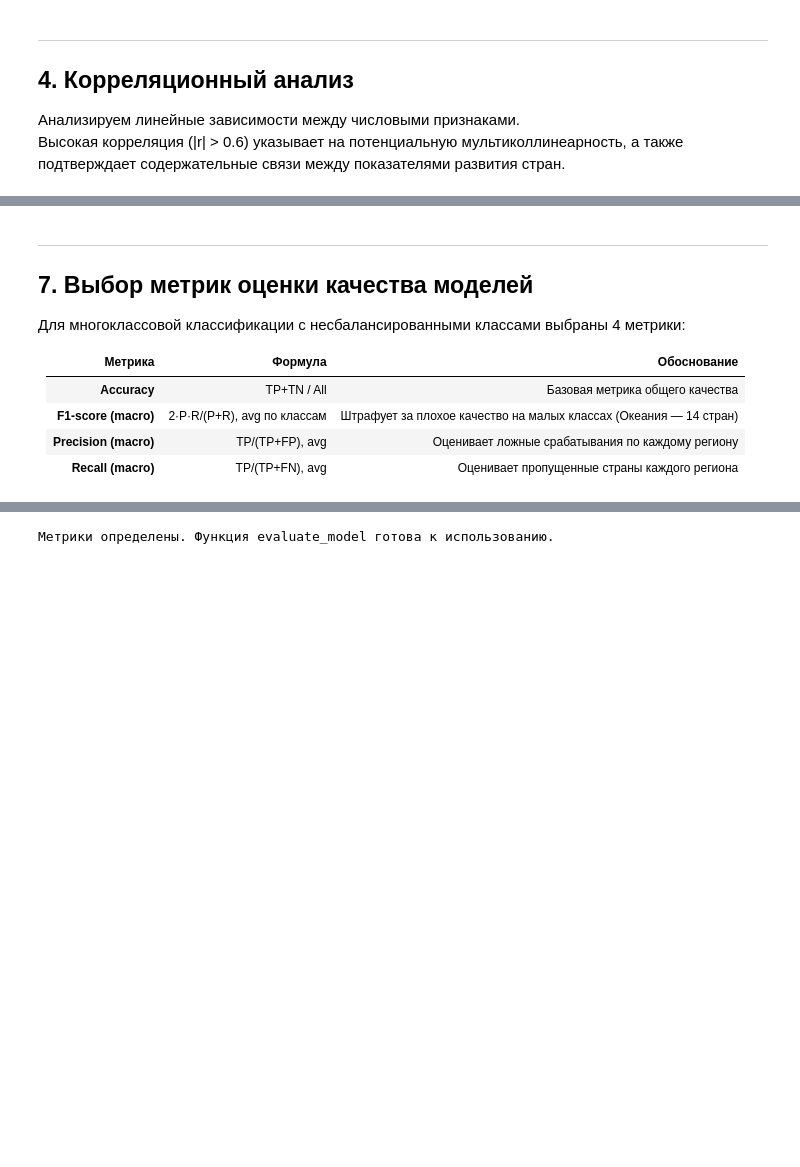
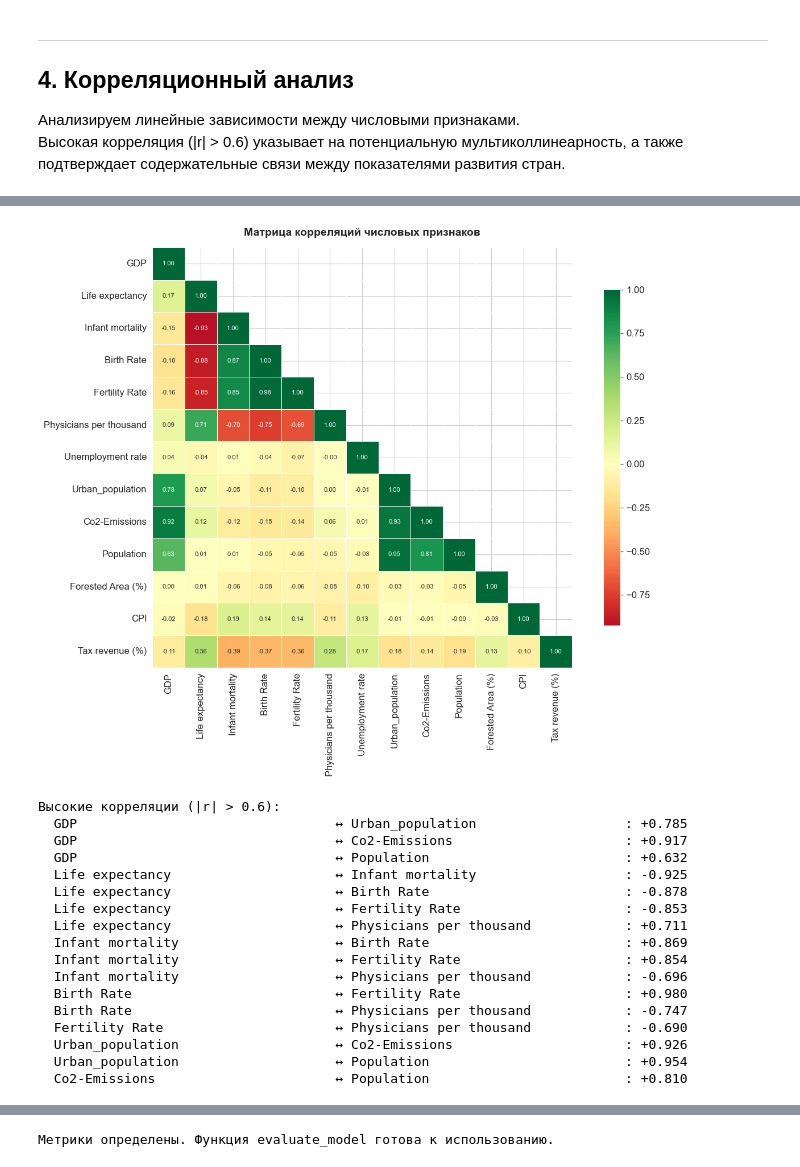
Before and after one commit to Mopolop/TMO, a Jupyter notebook: research.ipynb, the cells around one changed output, grey strips where cells are left out. Saved outputs shown, nothing was run; the diff lists cells and outputs as text; code cells hidden in the pictures; blank space fills up the shorter version.

```diff
--- a/research.ipynb
+++ b/research.ipynb
@@ -443,12 +354,54 @@ Test:  39 стран
-# %% [markdown]
----
-## 7. Выбор метрик оценки качества моделей
-
-Для многоклассовой классификации с несбалансированными классами выбраны 4 метрики:
-
-| Метрика | Формула | Обоснование |
-|---|---|---|
-| **Accuracy** | TP+TN / All | Базовая метрика общего качества |
-| **F1-score (macro)** | 2·P·R/(P+R), avg по классам | Штрафует за плохое качество на малых классах (Океания — 14 стран) |
-| **Precision (macro)** | TP/(TP+FP), avg | Оценивает ложные срабатывания по каждому региону |
-| **Recall (macro)** | TP/(TP+FN), avg | Оценивает пропущенные страны каждого региона |
+# %%
+
+corr_features = [
+    'GDP', 'Life expectancy', 'Infant mortality', 'Birth Rate',
+    'Fertility Rate', 'Physicians per thousand', 'Unemployment rate',
+    'Urban_population', 'Co2-Emissions', 'Population',
+    'Forested Area (%)', 'CPI', 'Tax revenue (%)'
+]
+corr_matrix = df[corr_features].corr()
+
+fig, ax = plt.subplots(figsize=(13, 10))
+
+# Маска верхнего треугольника БЕЗ диагонали
+# np.triu с k=1 скрывает только верхний треугольник выше диагонали,
+# но GDP первый — его строка пустела. Решение: маскируем triu включая диагональ,
+# показываем нижний треугольник включая диагональ (k=0 → маска выше диагонали)
+mask = np.zeros_like(corr_matrix, dtype=bool)
+mask[np.triu_indices_from(mask, k=1)] = True  # скрываем только выше диагонали
+
+sns.heatmap(corr_matrix, mask=mask, annot=True, fmt='.2f', cmap='RdYlGn',
+            center=0, square=True, linewidths=0.5,
+            annot_kws={'size': 8}, ax=ax, cbar_kws={'shrink': 0.8})
+ax.set_title('Матрица корреляций числовых признаков',
+             fontsize=14, fontweight='bold', pad=15)
+plt.tight_layout()
+plt.show()
+
+# Высокие корреляции
+print("Высокие корреляции (|r| > 0.6):")
+for i in range(len(corr_matrix.columns)):
+    for j in range(i+1, len(corr_matrix.columns)):
+        v = corr_matrix.iloc[i, j]
+        if abs(v) > 0.6:
+            a, b = corr_matrix.columns[i], corr_matrix.columns[j]
+            print(f"  {a:35s} ↔ {b:35s}: {v:+.3f}")
+# %% [output]
+[figure, added]
+Высокие корреляции (|r| > 0.6):
+  GDP                                 ↔ Urban_population                   : +0.785
+  GDP                                 ↔ Co2-Emissions                      : +0.917
+  GDP                                 ↔ Population                         : +0.632
+  Life expectancy                     ↔ Infant mortality                   : -0.925
+  Life expectancy                     ↔ Birth Rate                         : -0.878
+  Life expectancy                     ↔ Fertility Rate                     : -0.853
+  Life expectancy                     ↔ Physicians per thousand            : +0.711
+  Infant mortality                    ↔ Birth Rate                         : +0.869
+  Infant mortality                    ↔ Fertility Rate                     : +0.854
+  Infant mortality                    ↔ Physicians per thousand            : -0.696
+  Birth Rate                          ↔ Fertility Rate                     : +0.980
+  Birth Rate                          ↔ Physicians per thousand            : -0.747
+  Fertility Rate                      ↔ Physicians per thousand            : -0.690
+  Urban_population                    ↔ Co2-Emissions                      : +0.926
+  Urban_population                    ↔ Population                         : +0.954
+  Co2-Emissions                       ↔ Population                         : +0.810
```
Also changed, not shown: parts of 36 cells of this notebook, 1 other file.
